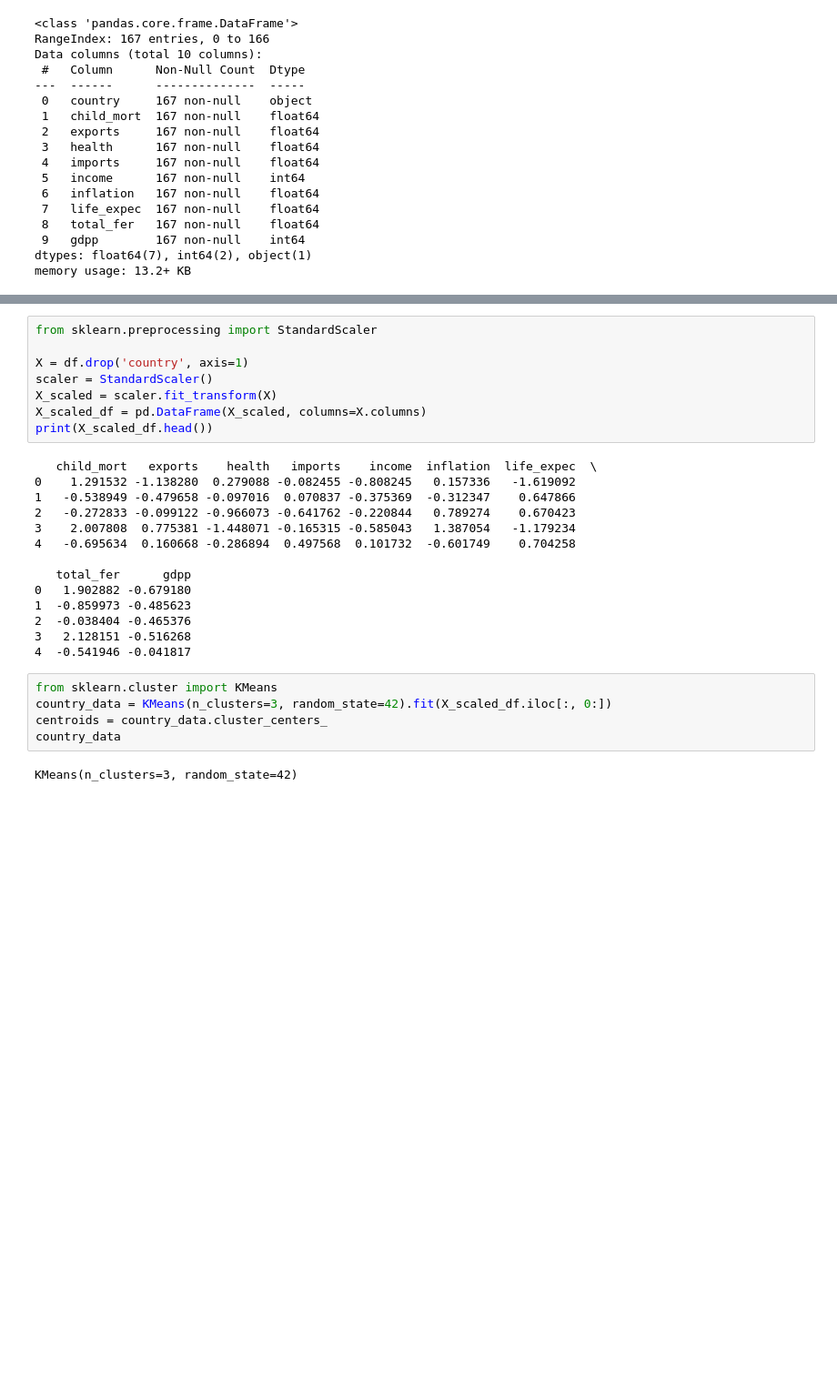
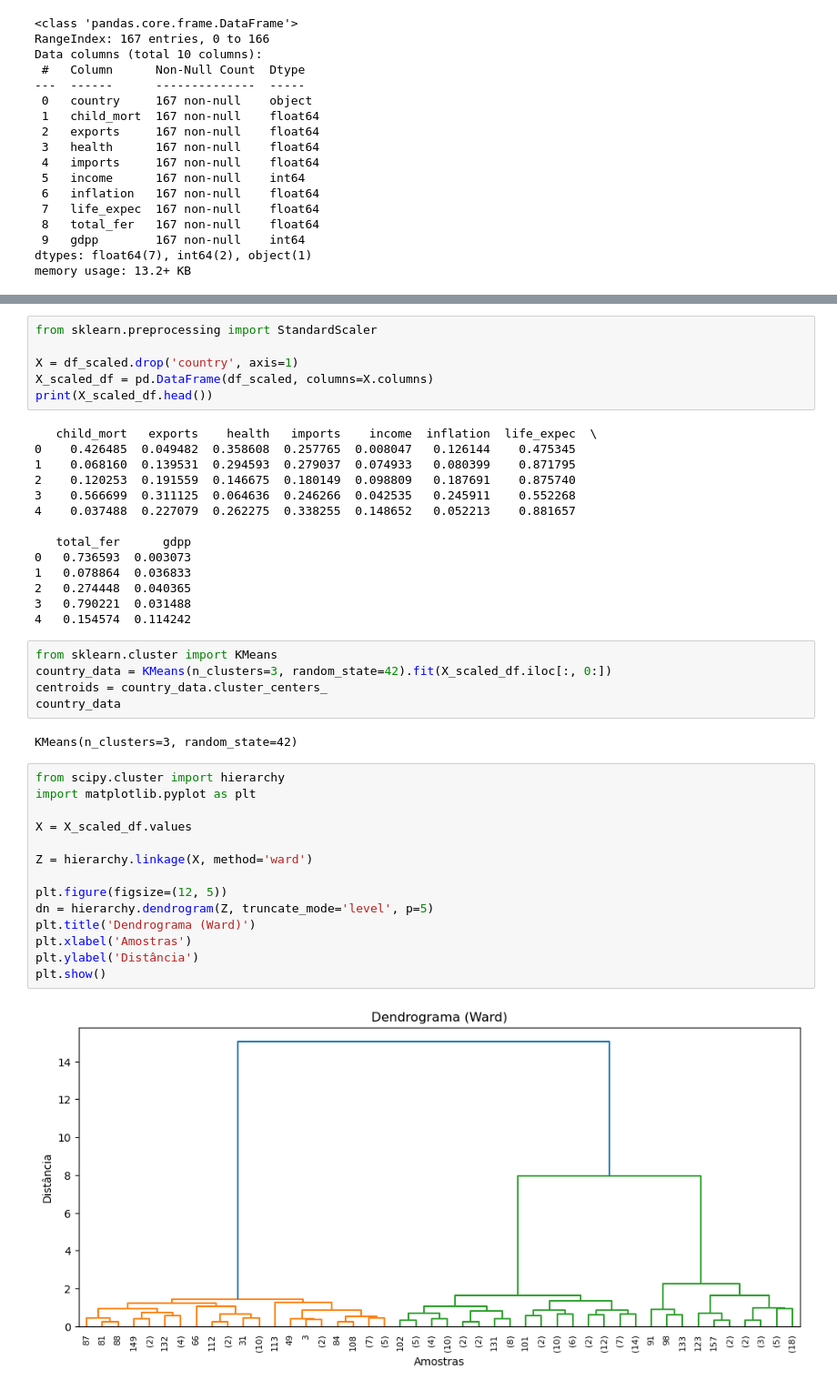
Before and after one commit to andradewagner/kmeansclustering, a Jupyter notebook: kaggle.ipynb, the cells around one changed output, grey strips where cells are left out. Shown at 91% size. Saved outputs shown, nothing was run; the diff lists cells and outputs as text; blank space fills up the shorter version.

```diff
--- a/kaggle.ipynb
+++ b/kaggle.ipynb
@@ -63,25 +87,23 @@ plt.show()
 # %%
 from sklearn.preprocessing import StandardScaler
 
-X = df.drop('country', axis=1)
-scaler = StandardScaler()
-X_scaled = scaler.fit_transform(X)
-X_scaled_df = pd.DataFrame(X_scaled, columns=X.columns)
+X = df_scaled.drop('country', axis=1)
+X_scaled_df = pd.DataFrame(df_scaled, columns=X.columns)
 print(X_scaled_df.head())
 # %% [output]
    child_mort   exports    health   imports    income  inflation  life_expec  \
-0    1.291532 -1.138280  0.279088 -0.082455 -0.808245   0.157336   -1.619092
-1   -0.538949 -0.479658 -0.097016  0.070837 -0.375369  -0.312347    0.647866
-2   -0.272833 -0.099122 -0.966073 -0.641762 -0.220844   0.789274    0.670423
-3    2.007808  0.775381 -1.448071 -0.165315 -0.585043   1.387054   -1.179234
-4   -0.695634  0.160668 -0.286894  0.497568  0.101732  -0.601749    0.704258
+0    0.426485  0.049482  0.358608  0.257765  0.008047   0.126144    0.475345
+1    0.068160  0.139531  0.294593  0.279037  0.074933   0.080399    0.871795
+2    0.120253  0.191559  0.146675  0.180149  0.098809   0.187691    0.875740
+3    0.566699  0.311125  0.064636  0.246266  0.042535   0.245911    0.552268
+4    0.037488  0.227079  0.262275  0.338255  0.148652   0.052213    0.881657
 
    total_fer      gdpp
-0   1.902882 -0.679180
-1  -0.859973 -0.485623
-2  -0.038404 -0.465376
-3   2.128151 -0.516268
-4  -0.541946 -0.041817
+0   0.736593  0.003073
+1   0.078864  0.036833
+2   0.274448  0.040365
+3   0.790221  0.031488
+4   0.154574  0.114242
 # %%
 from sklearn.cluster import KMeans
 country_data = KMeans(n_clusters=3, random_state=42).fit(X_scaled_df.iloc[:, 0:])
@@ -89,3 +111,19 @@ centroids = country_data.cluster_centers_
 country_data
 # %% [output]
 KMeans(n_clusters=3, random_state=42)
+# %%
+from scipy.cluster import hierarchy
+import matplotlib.pyplot as plt
+
+X = X_scaled_df.values
+
+Z = hierarchy.linkage(X, method='ward')
+
+plt.figure(figsize=(12, 5))
+dn = hierarchy.dendrogram(Z, truncate_mode='level', p=5)
+plt.title('Dendrograma (Ward)')
+plt.xlabel('Amostras')
+plt.ylabel('Distância')
+plt.show()
+# %% [output]
+[figure, added]
```
Also changed, not shown: parts of 8 cells of this notebook, 1 other file.
